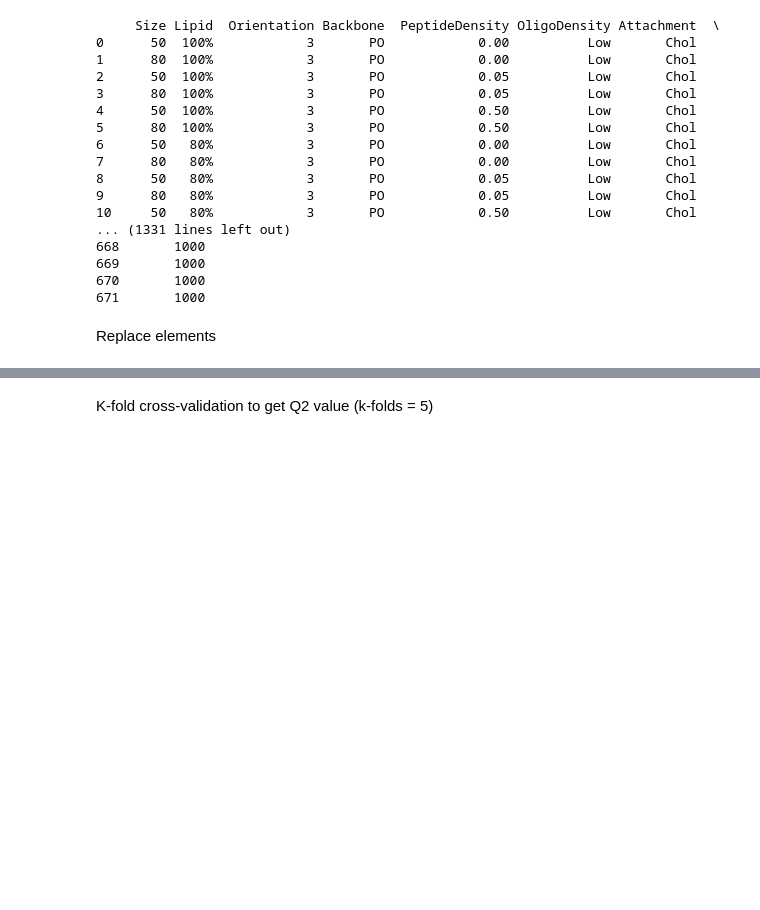
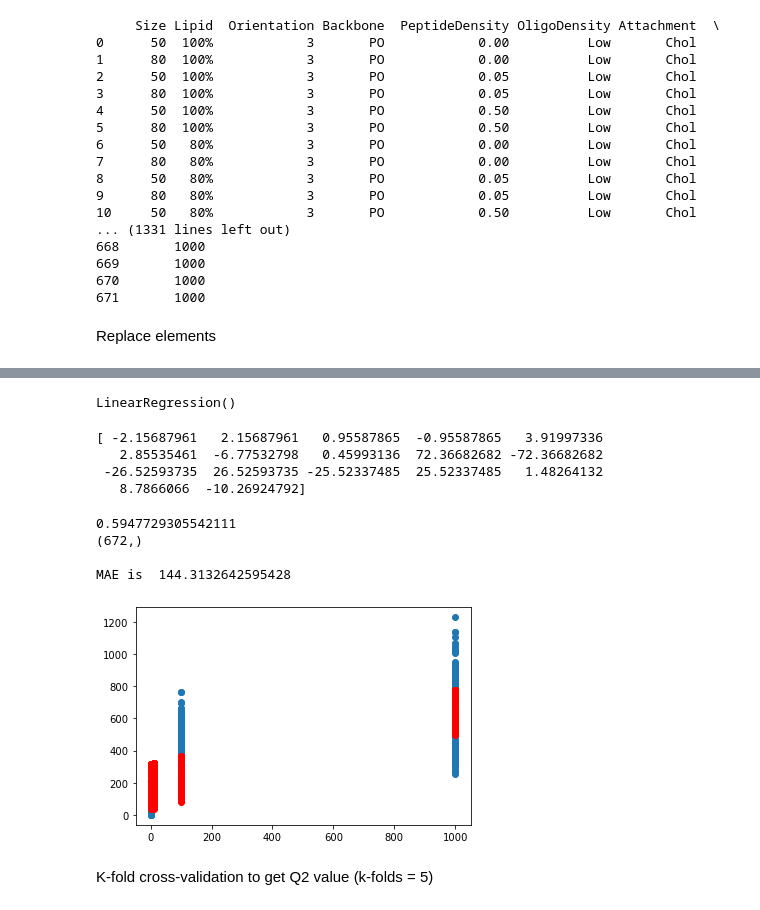
Before and after one commit to kenll99minecart/Immunopeptide, a Jupyter notebook: Linear regression.ipynb, the cells around one changed output, grey strips where cells are left out. Drawn from its saved outputs; the diff is of its cells as text; code cells hidden in the pictures; blank space fills up the shorter version.

```diff
--- a/Linear regression.ipynb
+++ b/Linear regression.ipynb
@@ -61,10 +61,10 @@ Li = pd.get_dummies(X.Lipid)
 X = X.join(Li)
 X = X.drop('Lipid' ,axis = 1)
 
-X['OligoConc'] = X.OligoConc.astype(str)
-OC = pd.get_dummies(X.OligoConc)
-X = X.join(OC)
-X = X.drop('OligoConc' ,axis = 1)
+#X['OligoConc'] = X.OligoConc.astype(str)
+#OC = pd.get_dummies(X.OligoConc)
+#X = X.join(OC)
+#X = X.drop('OligoConc' ,axis = 1)
 
 X['PeptideDensity'] = X.PeptideDensity.astype(str)
 PD = pd.get_dummies(X.PeptideDensity)
@@ -75,5 +75,5 @@ X = X.drop('PeptideDensity' ,axis = 1)
 #X = X[['1','10','100','1000','Chol','DOPE','PO','PS','3','5','High' ,'Low', 'VHigh','PeptideDensity','100%','80%','Size']]
 X = X[['50','80','100%','80%','0.0','0.05','0.5','OligoConc','Chol','DOPE','PO','PS','3','5','High' ,'Low', 'VHigh']]
 #'1','10','100','1000',
-#print(X.head(10))
+print(X.head(10))
 # %% [output]
@@ -82,19 +98,33 @@ KeyError: "['OligoConc'] not in index"
 from sklearn import linear_model
 regr = linear_model.LinearRegression()
 regr.fit(X, y)
+# %% [output]
+LinearRegression()
 # %%
 print(regr.coef_)
+# %% [output]
+[ -2.15687961   2.15687961   0.95587865  -0.95587865   3.91997336
+   2.85535461  -6.77532798   0.45993136  72.36682682 -72.36682682
+ -26.52593735  26.52593735 -25.52337485  25.52337485   1.48264132
+   8.7866066  -10.26924792]
 # %%
 Pred = regr.predict(X)
 # %%
 import matplotlib.pyplot as plt
-from sklearn.metrics import mean_squared_error, r2_score
+from sklearn.metrics import mean_squared_error, r2_score, mean_absolute_error
 import statistics
 import numpy as np
-plt.scatter(X['50'],y)
-plt.scatter(X['50'],Pred,c = "red")
+plt.scatter(X['OligoConc'],y)
+plt.scatter(X['OligoConc'],Pred,c = "red")
 print(r2_score(y,Pred))
 print(np.shape(Pred))
+print('\nMAE is ',mean_absolute_error(y ,Pred))
+# %% [output]
+0.5947729305542111
+(672,)
+
+MAE is  144.3132642595428
+[figure, added]
 # %% [markdown]
 K-fold cross-validation to get Q2 value (k-folds = 5)
 # %%
```
Also changed, not shown: parts of 5 cells of this notebook.
